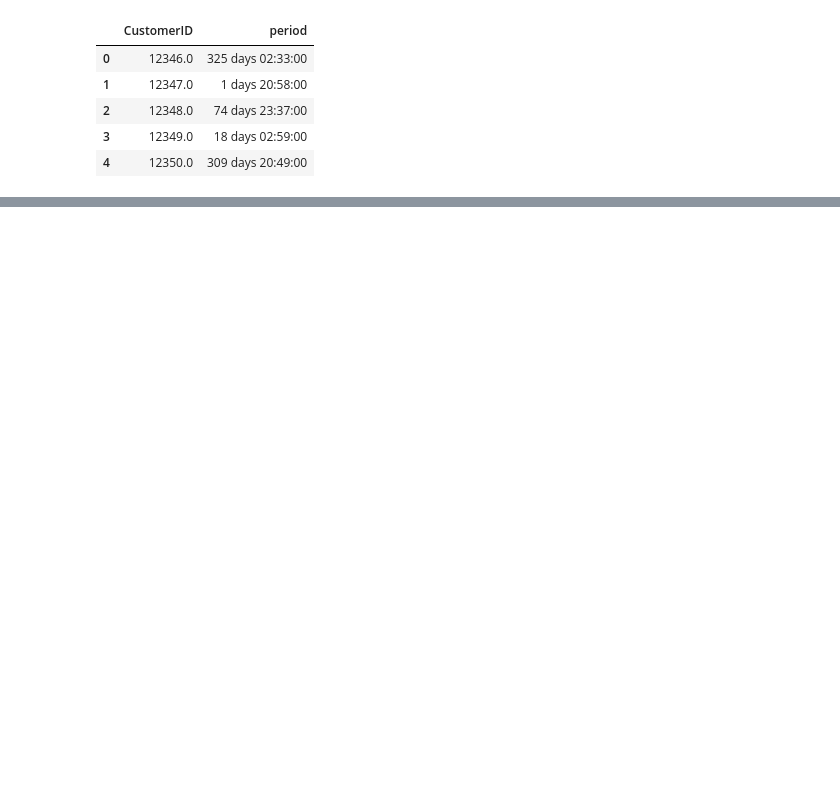
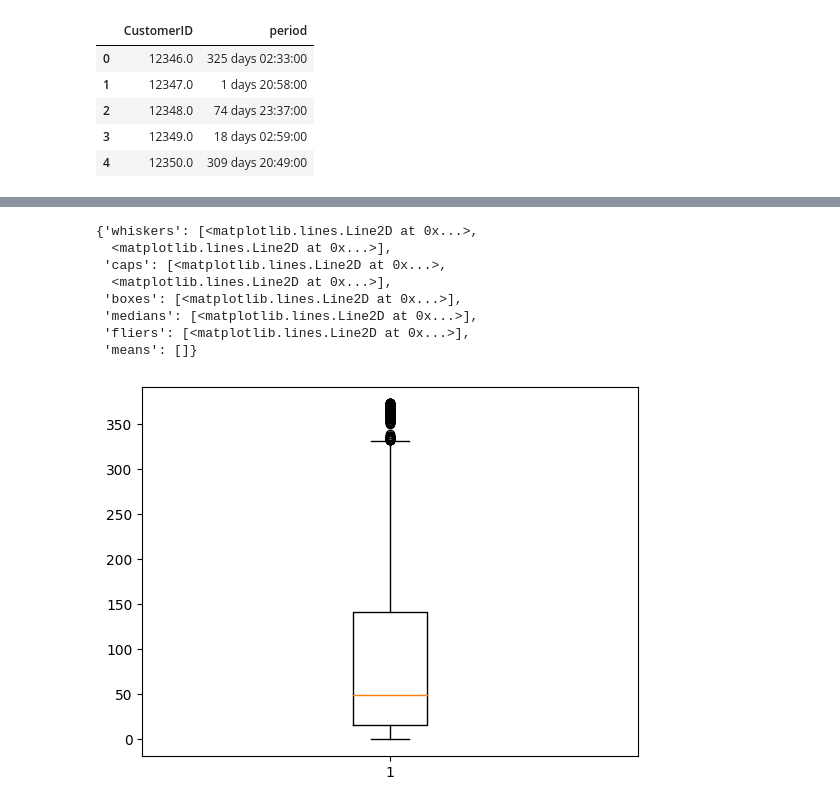
Before and after one commit to uddeshya-23/Clustering-Data-analysis, a Jupyter notebook: K_Means_clustering.ipynb, the cells around one changed output, grey strips where cells are left out. Cells and saved outputs as stored; diff of their text form; code cells hidden in the pictures; blank space fills up the shorter version.

```diff
--- a/K_Means_clustering.ipynb
+++ b/K_Means_clustering.ipynb
@@ -200 +204,5 @@ grouped_retail.head()
+# %%
+## Extract Number of days only from period column
+import datetime as dt
+grouped_retail['period']=grouped_retail['period'].dt.days
 # %%
@@ -203,0 +221,12 @@ Index(['CustomerID', 'amount', 'InvoiceNo', 'period'], dtype='object')
+# %%
+plt.boxplot(grouped_retail['period'])
+# %% [output]
+{'whiskers': [<matplotlib.lines.Line2D at 0x...>,
+  <matplotlib.lines.Line2D at 0x...>],
+ 'caps': [<matplotlib.lines.Line2D at 0x...>,
+  <matplotlib.lines.Line2D at 0x...>],
+ 'boxes': [<matplotlib.lines.Line2D at 0x...>],
+ 'medians': [<matplotlib.lines.Line2D at 0x...>],
+ 'fliers': [<matplotlib.lines.Line2D at 0x...>],
+ 'means': []}
+[figure, added]
```
Also changed, not shown: parts of 18 cells of this notebook.
